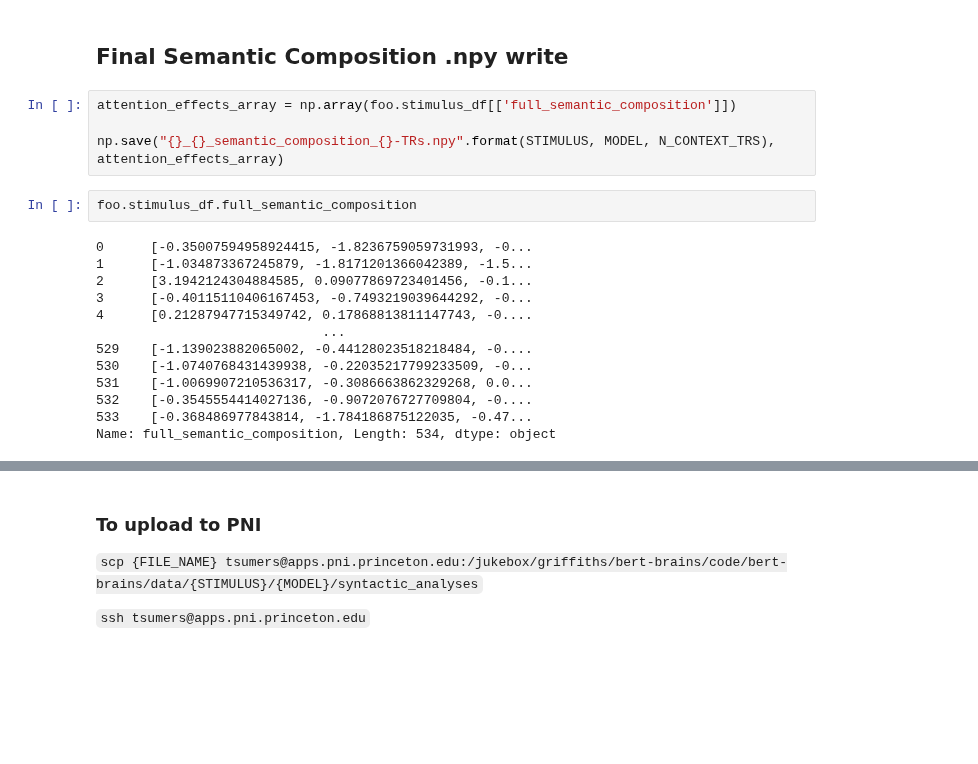
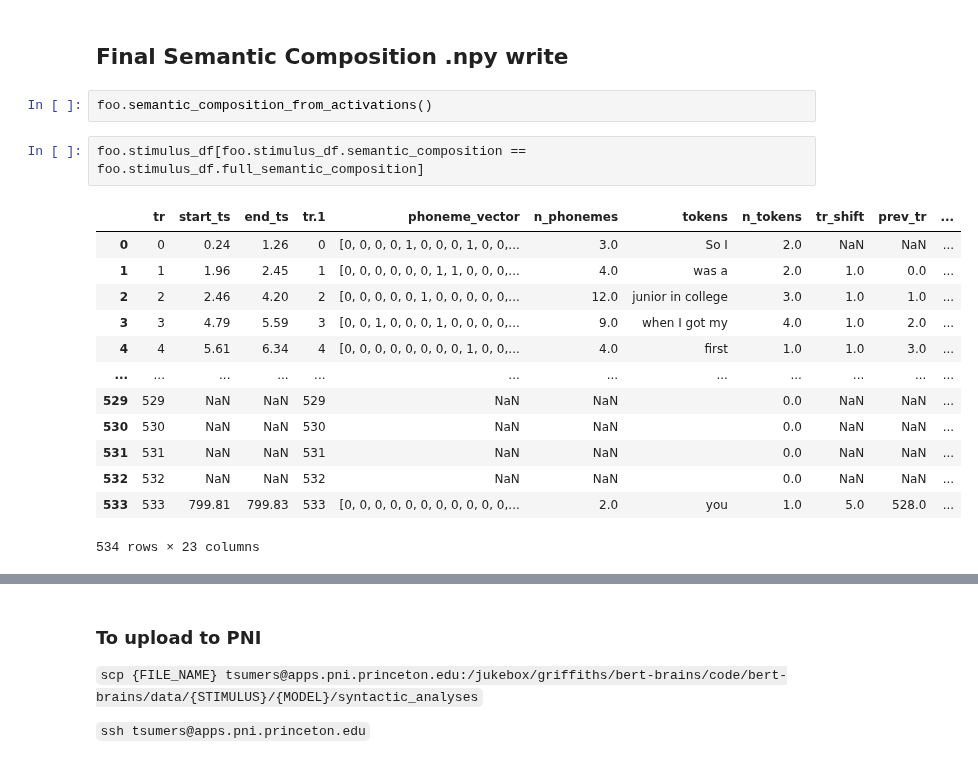
Before and after one commit to tsumers/bert-brains, a Jupyter notebook: Transformer Attention Analyses.ipynb, the cells around one changed output, grey strips where cells are left out. Saved outputs shown, nothing was run; the diff lists cells and outputs as text; blank space fills up the shorter version.

```diff
--- a/Transformer Attention Analyses.ipynb
+++ b/Transformer Attention Analyses.ipynb
@@ -354,22 +318,21 @@ print(len(foo.stimulus_df["full_semantic_composition"][0]))
 26
 # %% [markdown]
 ## Final Semantic Composition .npy write
-# %%
-attention_effects_array = np.array(foo.stimulus_df[['full_semantic_composition']])
-
-np.save("{}_{}_semantic_composition_{}-TRs.npy".format(STIMULUS, MODEL, N_CONTEXT_TRS), attention_effects_array)
+# %%
+foo.semantic_composition_from_activations()
 # %%
-foo.stimulus_df.full_semantic_composition
+foo.stimulus_df[foo.stimulus_df.semantic_composition == foo.stimulus_df.full_semantic_composition]
 # %% [output]
+|  | tr | start_ts | end_ts | tr.1 | phoneme_vector | n_phonemes | tokens | n_tokens | tr_shift | prev_tr | ... |
+| 0 | 0 | 0.24 | 1.26 | 0 | [0, 0, 0, 0, 1, 0, 0, 0, 1, 0, 0,... | 3.0 | So I | 2.0 | NaN | NaN | ... |
+| 1 | 1 | 1.96 | 2.45 | 1 | [0, 0, 0, 0, 0, 0, 1, 1, 0, 0, 0,... | 4.0 | was a | 2.0 | 1.0 | 0.0 | ... |
+| 2 | 2 | 2.46 | 4.20 | 2 | [0, 0, 0, 0, 0, 1, 0, 0, 0, 0, 0,... | 12.0 | junior in college | 3.0 | 1.0 | 1.0 | ... |
+| 3 | 3 | 4.79 | 5.59 | 3 | [0, 0, 1, 0, 0, 0, 1, 0, 0, 0, 0,... | 9.0 | when I got my | 4.0 | 1.0 | 2.0 | ... |
+| 4 | 4 | 5.61 | 6.34 | 4 | [0, 0, 0, 0, 0, 0, 0, 0, 1, 0, 0,... | 4.0 | first | 1.0 | 1.0 | 3.0 | ... |
+| ... | ... | ... | ... | ... | ... | ... | ... | ... | ... | ... | ... |
+| 529 | 529 | NaN | NaN | 529 | NaN | NaN |  | 0.0 | NaN | NaN | ... |
+| 530 | 530 | NaN | NaN | 530 | NaN | NaN |  | 0.0 | NaN | NaN | ... |
+| 531 | 531 | NaN | NaN | 531 | NaN | NaN |  | 0.0 | NaN | NaN | ... |
+| 532 | 532 | NaN | NaN | 532 | NaN | NaN |  | 0.0 | NaN | NaN | ... |
+| 533 | 533 | 799.81 | 799.83 | 533 | [0, 0, 0, 0, 0, 0, 0, 0, 0, 0, 0,... | 2.0 | you | 1.0 | 5.0 | 528.0 | ... |
-0      [-0.35007594958924415, -1.8236759059731993, -0...
-1      [-1.034873367245879, -1.8171201366042389, -1.5...
-2      [3.1942124304884585, 0.09077869723401456, -0.1...
-3      [-0.40115110406167453, -0.7493219039644292, -0...
-4      [0.21287947715349742, 0.17868813811147743, -0....
-                             ...
-529    [-1.139023882065002, -0.44128023518218484, -0....
-530    [-1.0740768431439938, -0.22035217799233509, -0...
-531    [-1.0069907210536317, -0.3086663862329268, 0.0...
-532    [-0.3545554414027136, -0.9072076727709804, -0....
-533    [-0.368486977843814, -1.784186875122035, -0.47...
-Name: full_semantic_composition, Length: 534, dtype: object
+534 rows × 23 columns
```
Also changed, not shown: parts of 18 cells of this notebook.
